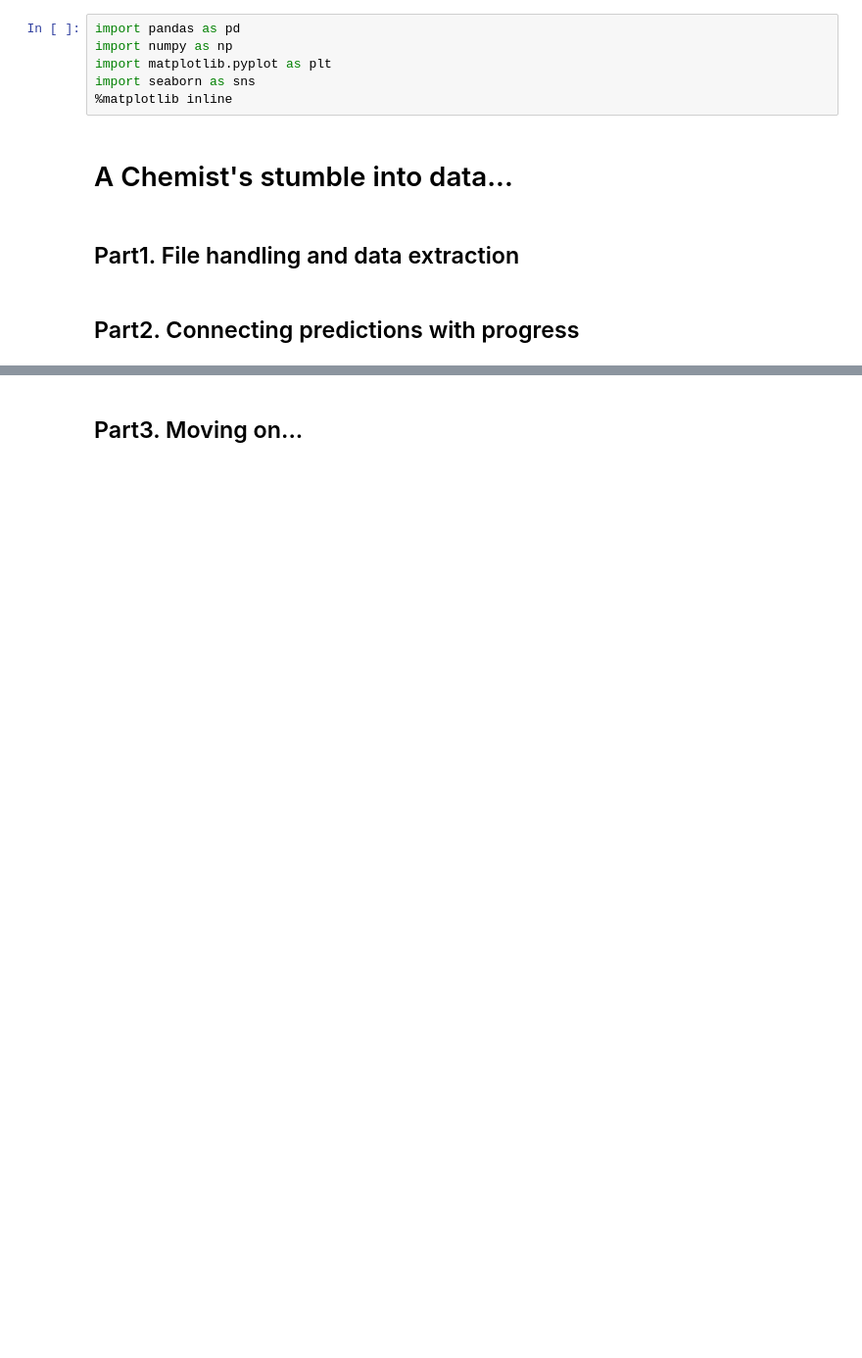
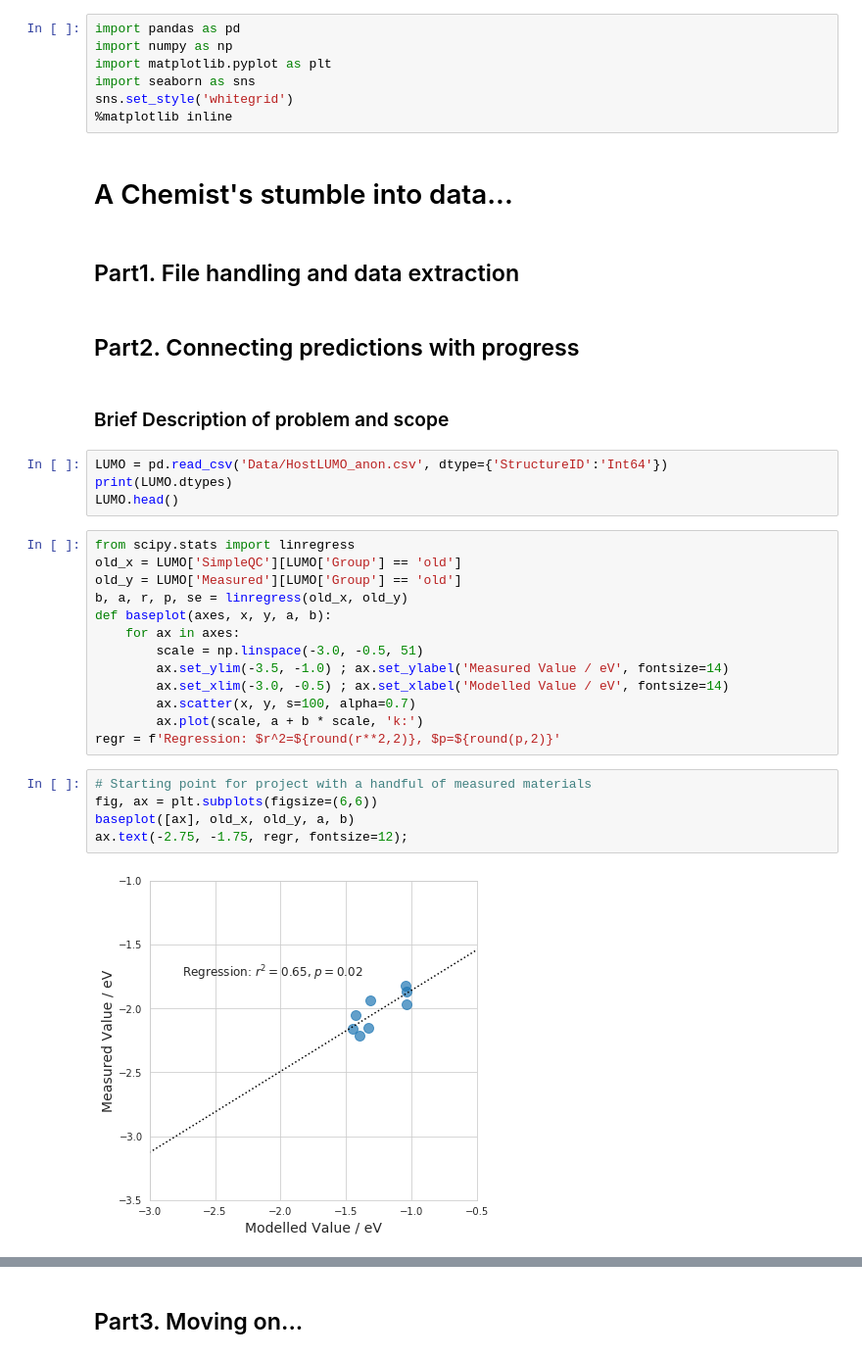
Before and after one commit to WillTarran/WillTarran.github.io, a Jupyter notebook: slides/DataAdventure.ipynb, the cells around one changed output, grey strips where cells are left out. Shown: that part at 98% size. Cells and saved outputs as stored; diff of their text form; blank space fills up the shorter version.

```diff
--- a/slides/DataAdventure.ipynb
+++ b/slides/DataAdventure.ipynb
@@ -3,6 +3,7 @@ import pandas as pd
 import numpy as np
 import matplotlib.pyplot as plt
 import seaborn as sns
+sns.set_style('whitegrid')
 %matplotlib inline
 # %% [markdown]
 # A Chemist's stumble into data...
@@ -10,3 +11,29 @@ import seaborn as sns
 ## Part1. File handling and data extraction
 # %% [markdown]
 ## Part2. Connecting predictions with progress
+# %% [markdown]
+### Brief Description of problem and scope
+# %%
+LUMO = pd.read_csv('Data/HostLUMO_anon.csv', dtype={'StructureID':'Int64'})
+print(LUMO.dtypes)
+LUMO.head()
+# %%
+from scipy.stats import linregress
+old_x = LUMO['SimpleQC'][LUMO['Group'] == 'old']
+old_y = LUMO['Measured'][LUMO['Group'] == 'old']
+b, a, r, p, se = linregress(old_x, old_y)
+def baseplot(axes, x, y, a, b):
+    for ax in axes:
+        scale = np.linspace(-3.0, -0.5, 51)
+        ax.set_ylim(-3.5, -1.0) ; ax.set_ylabel('Measured Value / eV', fontsize=14)
+        ax.set_xlim(-3.0, -0.5) ; ax.set_xlabel('Modelled Value / eV', fontsize=14)
+        ax.scatter(x, y, s=100, alpha=0.7)
+        ax.plot(scale, a + b * scale, 'k:')
+regr = f'Regression: $r^2=${round(r**2,2)}, $p=${round(p,2)}'
+# %%
+# Starting point for project with a handful of measured materials
+fig, ax = plt.subplots(figsize=(6,6))
+baseplot([ax], old_x, old_y, a, b)
+ax.text(-2.75, -1.75, regr, fontsize=12);
+# %% [output]
+[figure, added]
```
Also changed, not shown: parts of 5 cells of this notebook, 3 other files.
